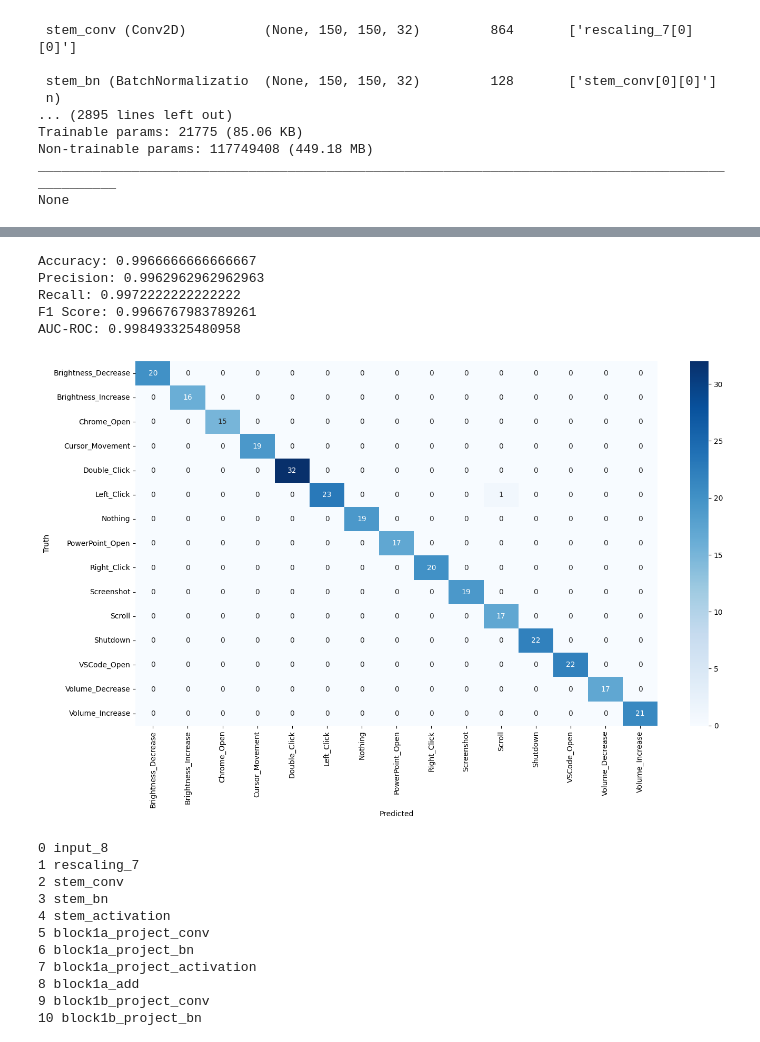
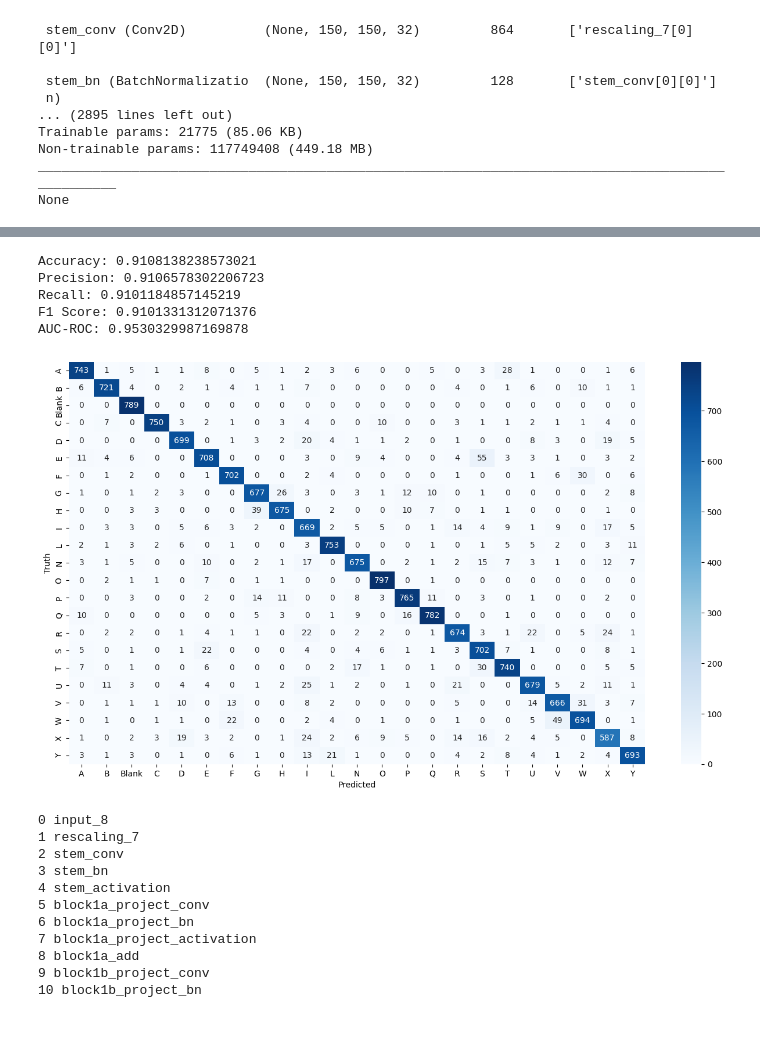
Before and after one commit to AbhinashShrestha/GBHCI, a Jupyter notebook: Model_Training/main_efficientnetv2.ipynb, the cells around one changed output, grey strips where cells are left out. Saved outputs shown, nothing was run; the diff lists cells and outputs as text; code cells hidden in the pictures.

Commit message:
Trained EV2L on asl_mix dataset. it took 5 hours on my device. yet to test

```diff
--- a/Model_Training/main_efficientnetv2.ipynb
+++ b/Model_Training/main_efficientnetv2.ipynb
@@ -18,4 +18,4 @@ IMG_WIDTH = 300
 # IMG_WIDTH = 300
 # IMG_HEIGHT = 528 #EfficientNetB6
 # IMG_WIDTH = 528
-DATA_DIR = "/home/anon/MajorProject/Data/Dataset_alpha"
+DATA_DIR = "/home/anon/MajorProject/Data/asl_mix"
@@ -254,10 +264,10 @@ from keras.callbacks import ReduceLROnPlateau
 
 reduce_lr = ReduceLROnPlateau(monitor='val_loss', factor=0.2, patience=3, min_lr=1e-6)
 early_stopping = EarlyStopping(monitor='val_loss', patience=3, restore_best_weights=True)
-checkpoint_filepath = '/home/anon/MajorProject/Non_Git/Checkpoints/Dataset_alpha/checkpoint-{epoch:02d}-{val_accuracy:.4f}.h5'
+checkpoint_filepath = '/home/anon/MajorProject/Non_Git/Checkpoints/asl_mix/checkpoint-{epoch:02d}-{val_accuracy:.4f}.h5'
 model_checkpoint = ModelCheckpoint(filepath=checkpoint_filepath, monitor='val_accuracy', mode='max', save_best_only=True)
 # %%
 #Cell 8 train the model
-epochs = 30
+epochs = 50
 hist = model.fit(train_ds, epochs=epochs, validation_data=val_ds, callbacks=[early_stopping, model_checkpoint,reduce_lr])
 # %% [output]
@@ -410,40 +418,42 @@ cm = confusion_matrix(y_true, y_pred)
 print(f"Accuracy: {accuracy}")
 print(f"Precision: {precision}")
 print(f"Recall: {recall}")
 print(f"F1 Score: {f1}")
 print(f"AUC-ROC: {auc_roc}")
 
 #for dataset_alpha
-class_names = ['Brightness_Decrease', 'Brightness_Increase', 'Chrome_Open', 'Cursor_Movement', 'Double_Click', 'Left_Click', 'Nothing', 'PowerPoint_Open', 'Right_Click', 'Screenshot', 'Scroll', 'Shutdown', 'VSCode_Open', 'Volume_Decrease', 'Volume_Increase']
+# class_names = ['Brightness_Decrease', 'Brightness_Increase', 'Chrome_Open', 'Cursor_Movement', 'Double_Click', 'Left_Click', 'Nothing', 'PowerPoint_Open', 'Right_Click', 'Screenshot', 'Scroll', 'Shutdown', 'VSCode_Open', 'Volume_Decrease', 'Volume_Increase']
 
 
 # class_names = ['0', '1', '2', '3', '4', '5', '6', '7', '8', '9', 'a', 'b', 'c', 'd', 'e', 'f', 'g', 'h', 'i', 'j', 'k', 'l', 'm', 'n', 'o', 'p', 'q', 'r', 's', 't', 'u', 'v', 'w', 'x', 'y', 'z']
 
 # class_names = ['A', 'B', 'Blank', 'C', 'D', 'E', 'F', 'G', 'H', 'I', 'J', 'K', 'L', 'M', 'N', 'O', 'P', 'Q', 'R', 'S', 'T', 'U', 'V', 'W', 'X', 'Y', 'Z']
 # class_name = ['A', 'B', 'C', 'D', 'E', 'F', 'G', 'H', 'I', 'J', 'K', 'L', 'M', 'N', 'O', 'P', 'Q', 'R', 'S', 'T', 'U', 'V', 'W', 'X', 'Y', 'Z', 'del', 'nothing', 'space']
 # class_names = ['0', '1', '2', '3', '4', '5', '6', '7', '8', '9', 'a', 'b', 'c', 'd', 'e', 'f', 'g', 'h', 'i', 'j', 'k', 'l', 'm', 'n', 'o', 'p', 'q', 'r', 's', 't', 'u', 'v', 'w', 'x', 'y', 'z']
+class_names = ['A', 'B', 'Blank', 'C', 'D', 'E', 'F', 'G', 'H', 'I', 'L', 'N', 'O', 'P', 'Q', 'R', 'S', 'T', 'U', 'V', 'W', 'X', 'Y']
+
 
 
 # # Plot confusion matrix as a heatmap
 # plt.figure(figsize=(10,7))
 # sns.heatmap(cm, annot=True, fmt='d', xticklabels=class_names, yticklabels=class_names)
 # plt.xlabel('Predicted')
 # plt.ylabel('Truth')
 # plt.show()
 
 # Plot confusion matrix as a heatmap
 plt.figure(figsize=(16,9))
 sns.heatmap(cm, annot=True, fmt='d',xticklabels=class_names, yticklabels=class_names, cmap='Blues')
 plt.xlabel('Predicted')
 plt.ylabel('Truth')
 plt.show()
 # %% [output]
-Accuracy: 0.9966666666666667
-Precision: 0.9962962962962963
-Recall: 0.9972222222222222
-F1 Score: 0.9966767983789261
-AUC-ROC: 0.998493325480958
+Accuracy: 0.9108138238573021
+Precision: 0.9106578302206723
+Recall: 0.9101184857145219
+F1 Score: 0.9101331312071376
+AUC-ROC: 0.9530329987169878
-[figure, old version]
+[figure, new version]
 # %%
 # let's visualize layer names and layer indices to see how many layers
 # we should freeze:
```
Also changed, not shown: parts of 14 cells of this notebook.
